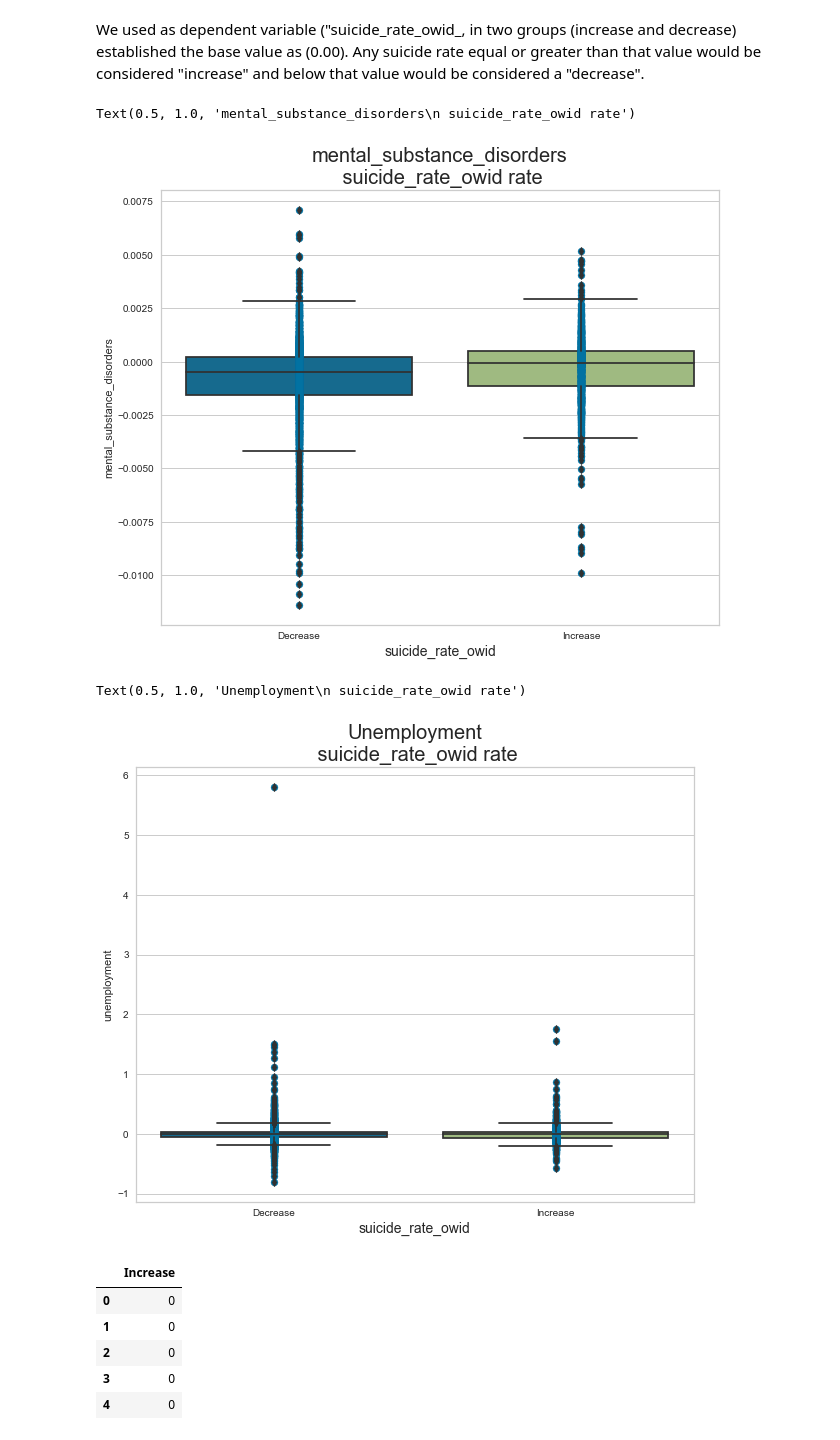
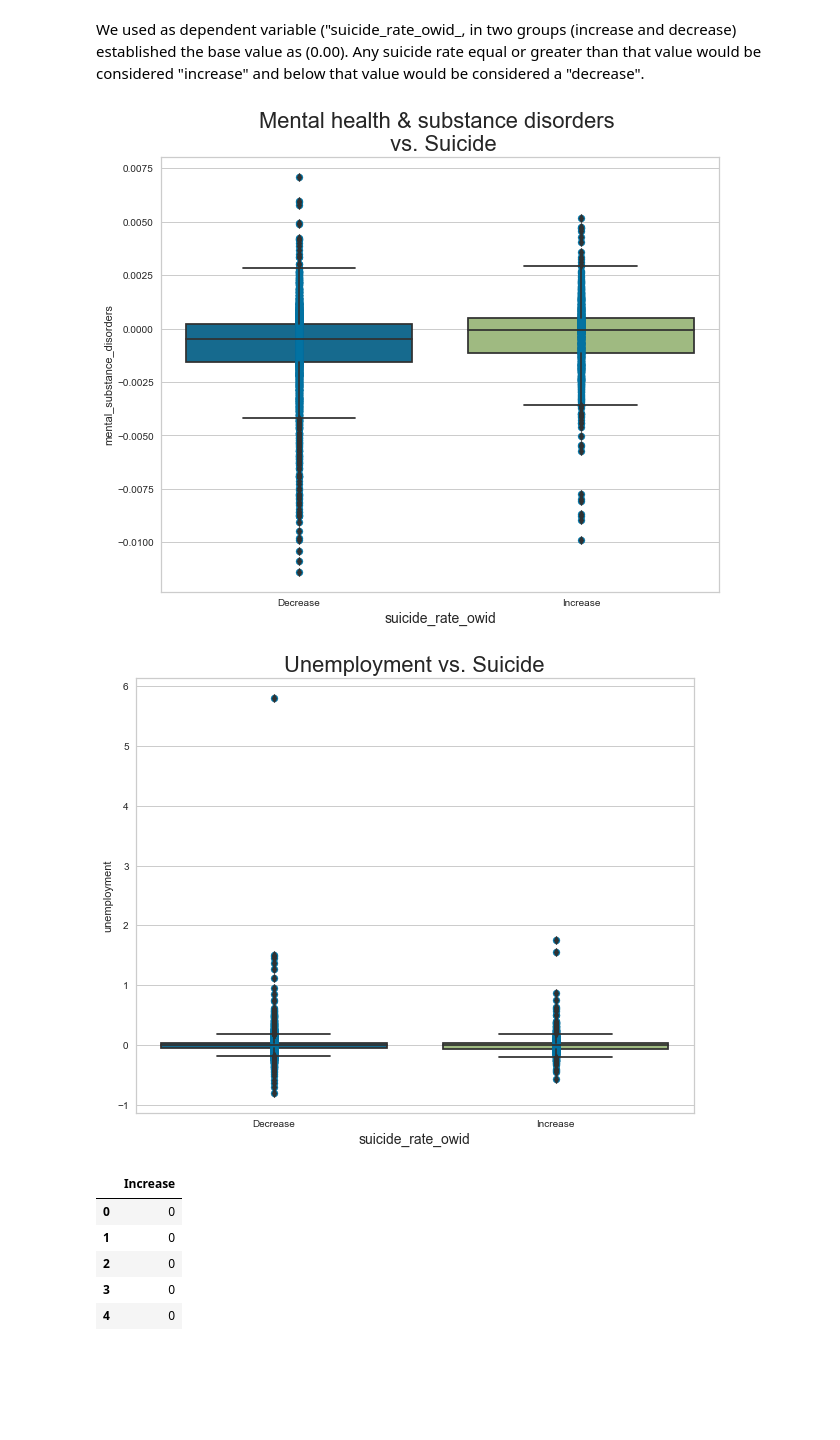
Before and after one commit to anajuarezar/Suicide-Analysis, a Jupyter notebook: machine_learning/Machine_Learning.ipynb, the cells around one changed output. Cells and saved outputs as stored; diff of their text form; code cells hidden in the pictures; blank space fills up the shorter version.

Commit message:
Update model images

```diff
--- a/machine_learning/Machine_Learning.ipynb
+++ b/machine_learning/Machine_Learning.ipynb
@@ -339,23 +338,21 @@ plt.figure(figsize=(10, 8))
 sns.boxplot(y2,clean_linear['mental_substance_disorders'])
 plt.scatter(y2,clean_linear['mental_substance_disorders'])
 plt.xlabel("suicide_rate_owid",fontsize = 14)
-plt.title("mental_substance_disorders\n suicide_rate_owid rate",fontsize = 20)
+plt.title("Mental health & substance disorders \n vs. Suicide",fontsize = 22)
 #Saving our visualization
-#plt.savefig("static/images/Mentalsub_SuicideRate.png", bbox_inches = "tight")
+plt.savefig("../web/images/model/log_mentalsubvssuicide.png", bbox_inches = "tight")
 # %% [output]
-Text(0.5, 1.0, 'mental_substance_disorders\n suicide_rate_owid rate')
-[figure, old version]
+[figure, new version]
 # %%
 plt.figure(figsize=(10, 8))
 sns.boxplot(y2,clean_linear['unemployment'])
 plt.scatter(y2,clean_linear['unemployment'])
 plt.xlabel("suicide_rate_owid",fontsize = 14)
-plt.title("Unemployment\n suicide_rate_owid rate",fontsize = 20)
+plt.title("Unemployment vs. Suicide",fontsize = 22)
 #Saving our viz
-#plt.savefig("static/images/Unemployment_SuicideRate.png", bbox_inches = "tight")
+plt.savefig("../web/images/model/log_unempoymentvssuicide.png", bbox_inches = "tight")
 # %% [output]
-Text(0.5, 1.0, 'Unemployment\n suicide_rate_owid rate')
-[figure, old version]
+[figure, new version]
 # %%
 norm=pd.get_dummies(y2, drop_first = False)
 norm_y=norm["Increase"]
```
Also changed, not shown: parts of 3 cells of this notebook, 3 other files.
